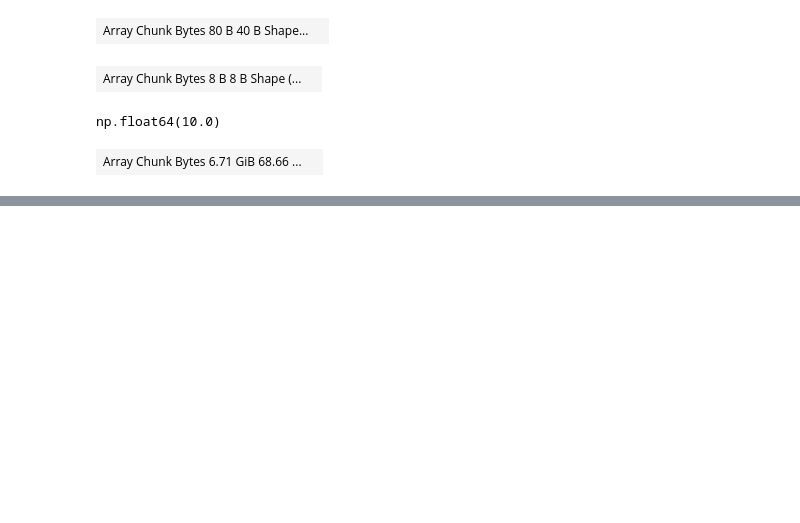
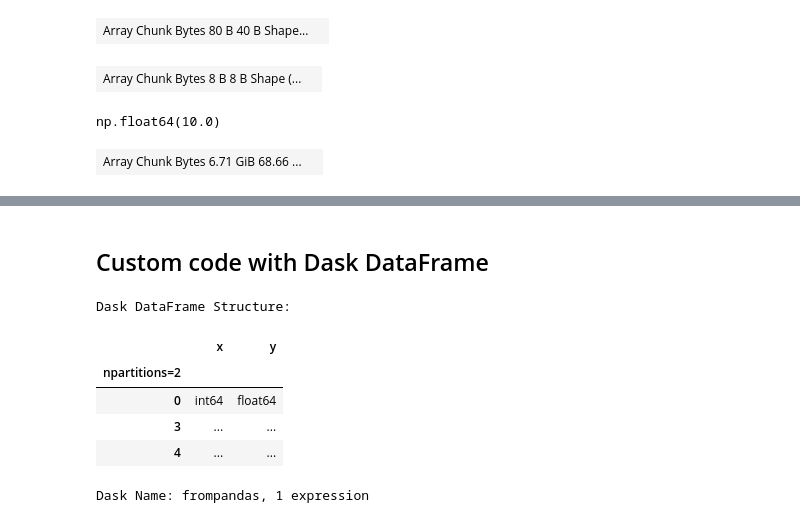
Before and after one commit to longtongster/deploy-dask-cluster-on-aws, a Jupyter notebook: deploy-dask-cluster-with-cloudformation.ipynb, the cells around one changed output, grey strips where cells are left out. Drawn from its saved outputs; the diff is of its cells as text; code cells hidden in the pictures; blank space fills up the shorter version.

```diff
--- a/deploy-dask-cluster-with-cloudformation.ipynb
+++ b/deploy-dask-cluster-with-cloudformation.ipynb
@@ -167,0 +281,2 @@ ddf.groupby("DayOfWeek").DepDelay.mean().idxmax().compute()
+# %% [markdown]
+## Custom code with Dask DataFrame
@@ -167,0 +286,14 @@ ddf.groupby("DayOfWeek").DepDelay.mean().idxmax().compute()
+# %%
+df1 = pd.DataFrame({'x': [1, 2, 3, 4, 5],
+                   'y': [1., 2., 3., 4., 5.]})
+
+ddf = dd.from_pandas(df, npartitions=2)
+ddf
+# %% [output]
+Dask DataFrame Structure:
+|  | x | y |
+| npartitions=2 |  |  |
+| 0 | int64 | float64 |
+| 3 | ... | ... |
+| 4 | ... | ... |
+Dask Name: frompandas, 1 expression
```
Also changed, not shown: parts of 34 cells of this notebook, 1 other file.
